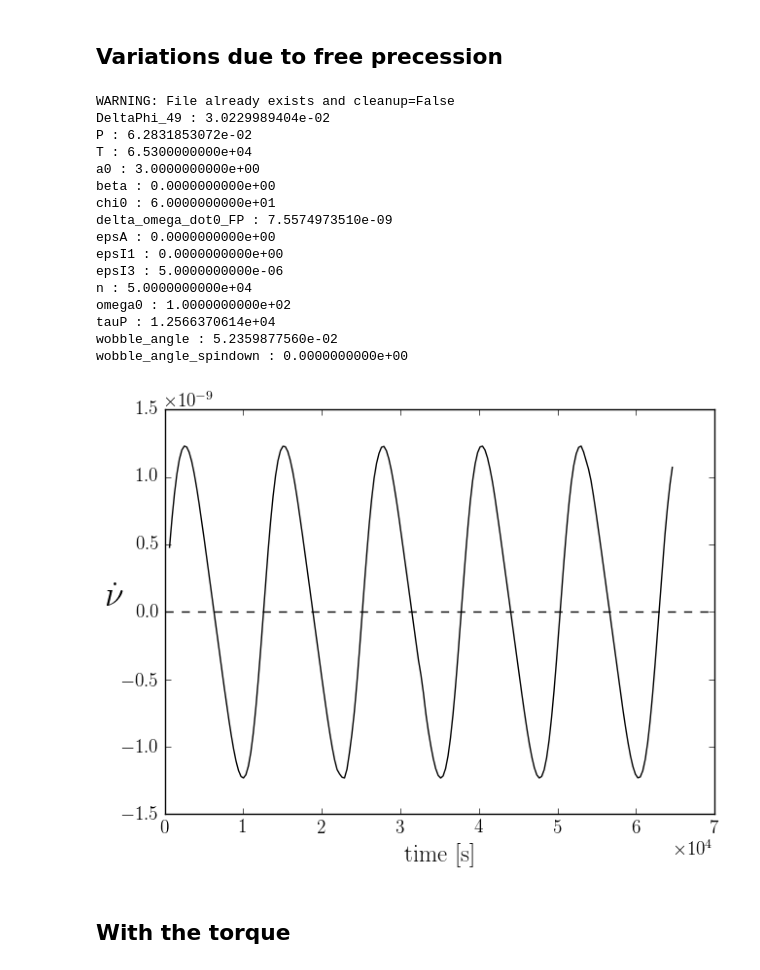
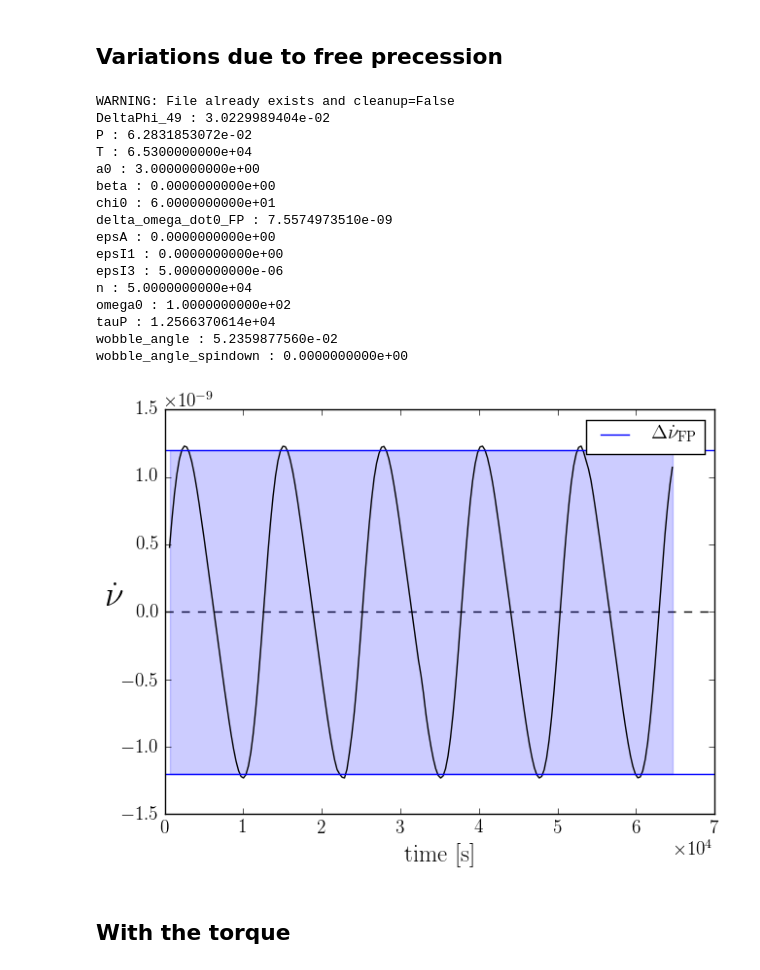
Before and after one commit to GregoryAshton/neutron_star_modelling, a Jupyter notebook: SpindownRate/Verification2.ipynb, the cells around one changed output. Cells and saved outputs as stored; diff of their text form; code cells hidden in the pictures.

```diff
--- a/SpindownRate/Verification2.ipynb
+++ b/SpindownRate/Verification2.ipynb
@@ -18,35 +18,37 @@ tauP = 2 * np.pi/(epsI3 * omega0)
 T = 5.2 * tauP
 a0 = 3.0
 
 n = 50000
 error = 1e-13
 
 file_name = main(chi0=chi0, epsI3=epsI3, epsA=epsA, omega0=omega0, T=T,
                  n=n, error=error, a0=a0, cleanup=False, DryRun=False,
                  )
 
 File_Functions.PrintParameterDictionary(file_name)
 
-Plot.nu_dot(file_name)
+Plot.nu_dot(file_name, analytic=["FP"])
+plt.legend()
+plt.savefig("img/nu_dot_no_torque.pdf")
 plt.show()
 # %% [output]
 WARNING: File already exists and cleanup=False
 DeltaPhi_49 : 3.0229989404e-02
 P : 6.2831853072e-02
 T : 6.5300000000e+04
 a0 : 3.0000000000e+00
 beta : 0.0000000000e+00
 chi0 : 6.0000000000e+01
 delta_omega_dot0_FP : 7.5574973510e-09
 epsA : 0.0000000000e+00
 epsI1 : 0.0000000000e+00
 epsI3 : 5.0000000000e-06
 n : 5.0000000000e+04
 omega0 : 1.0000000000e+02
 tauP : 1.2566370614e+04
 wobble_angle : 5.2359877560e-02
 wobble_angle_spindown : 0.0000000000e+00
-[figure, old version]
+[figure, new version]
 # %% [markdown]
 ## With the torque
 # %%
```
Also changed, not shown: parts of 1 cell of this notebook, 4 other files.
